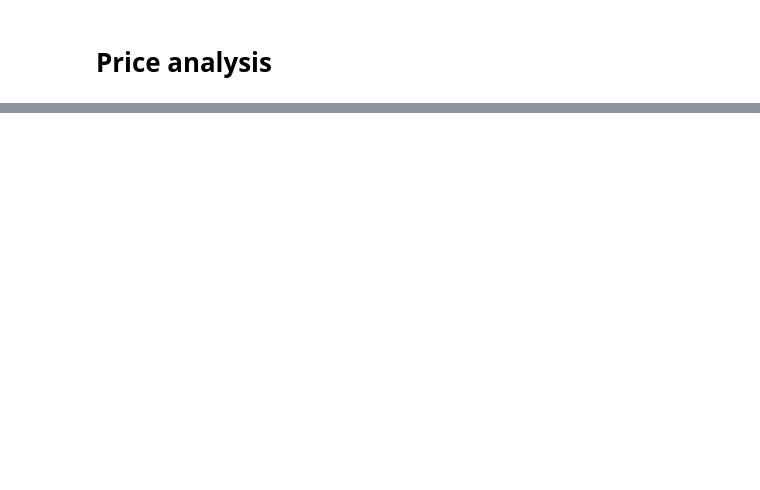
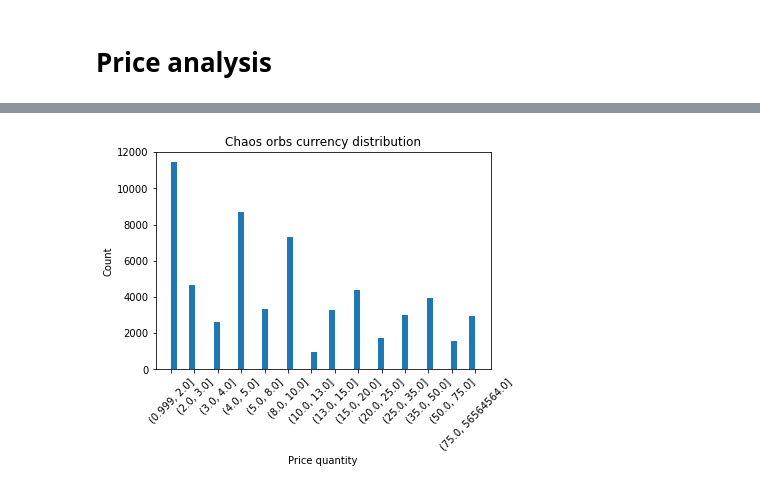
Before and after one commit to fmuratori/ds02-poe-pricing, a Jupyter notebook: src/poe_price/exploration/3_0_features_study.ipynb, the cells around one changed output, grey strips where cells are left out. Cells and saved outputs as stored; diff of their text form; code cells hidden in the pictures; blank space fills up the shorter version.

```diff
--- a/src/poe_price/exploration/3_0_features_study.ipynb
+++ b/src/poe_price/exploration/3_0_features_study.ipynb
@@ -407,0 +111,12 @@ print_metrics(y_train, y_train_pred, y_test, y_test_pred)
+# %%
+v2 = pd.qcut(v, 20, duplicates='drop')
+# %%
+plt.figure()
+plt.title('Chaos orbs currency distribution')
+plt.xlabel('Price quantity')
+plt.ylabel('Count')
+plt.hist(v2.cat.codes, 50)
+plt.xticks(range(len(v2.cat.categories.values)), rotation=45, labels = v2.cat.categories.values)
+plt.show()
+# %% [output]
+[figure, added]
```
Also changed, not shown: parts of 52 cells of this notebook, 4 other files.
